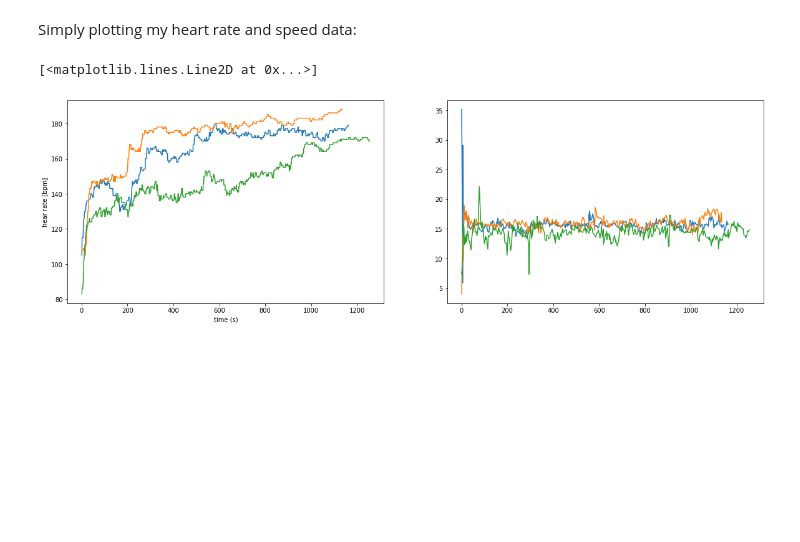
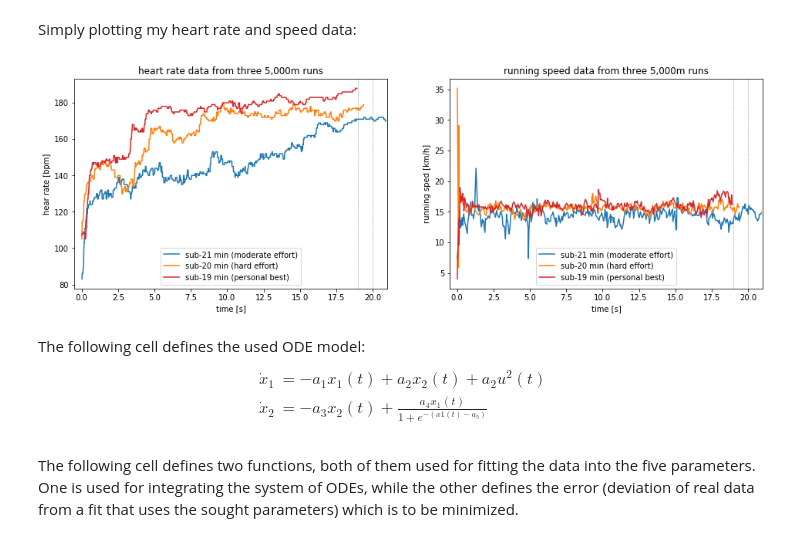
Before and after one commit to sebastiankalos/math_modeling, a Jupyter notebook: HR_analysis.ipynb, the cells around one changed output. Cells and saved outputs as stored; diff of their text form; code cells hidden in the pictures; blank space fills up the shorter version.

Commit message:
generated plots

```diff
--- a/HR_analysis.ipynb
+++ b/HR_analysis.ipynb
@@ -12,9 +12,9 @@ df_sub_20_5k = pd.read_csv ('sub_20_5k.csv')
 df_sub_21_5k = pd.read_csv ('sub_21_5k.csv')
 
 
-secs_sub_19 = df_sub_19_5k['secs'].tolist()
-secs_sub_20 = df_sub_20_5k['secs'].tolist()
-secs_sub_21 = df_sub_21_5k['secs'].tolist()
+secs_sub_19 = np.array(df_sub_19_5k['secs'].tolist())
+secs_sub_20 = np.array(df_sub_20_5k['secs'].tolist())
+secs_sub_21 = np.array(df_sub_21_5k['secs'].tolist())
 
 hr_sub_19 = df_sub_19_5k['hr'].tolist()
 hr_sub_20 = df_sub_20_5k['hr'].tolist()
@@ -35,21 +35,42 @@ df_sub_19_5k.head()
 5 rows × 23 columns
 # %% [markdown]
 Simply plotting my heart rate and speed data:
-# %%
-fig, (plt1, plt2) = plt.subplots(1, 2, figsize=(20, 6))
-
-plt1.plot(secs_sub_20,hr_sub_20,label='heart rate')
-plt1.plot(secs_sub_19,hr_sub_19,label='heart rate')
-plt1.plot(secs_sub_21,hr_sub_21,label='heart rate')
-plt1.set_xlabel('time (s)')
-plt1.set_ylabel('hear rate [bpm]')
-
-plt2.plot(secs_sub_20,speed_kph_sub_20)
-plt2.plot(secs_sub_19,speed_kph_sub_19)
-plt2.plot(secs_sub_21,speed_kph_sub_21)
-# %% [output]
-[<matplotlib.lines.Line2D at 0x...>]
-[figure, removed]
+# %%
+fig, (plt1, plt2) = plt.subplots(1, 2, figsize=(16, 5))
+
+plt1.plot(secs_sub_21/60,hr_sub_21,color="tab:blue",label='sub-21 min (moderate effort)')
+plt1.plot(secs_sub_20/60,hr_sub_20,color="tab:orange",label='sub-20 min (hard effort)')
+plt1.plot(secs_sub_19/60,hr_sub_19,color="tab:red",label='sub-19 min (personal best)')
+plt1.set_xlabel('time [s]')
+plt1.set_ylabel('hear rate [bpm]')
+plt1.set_title("heart rate data from three 5,000m runs")
+plt1.axvline(x=20,color="grey",linestyle='--',linewidth=0.5)
+plt1.axvline(x=19,color="grey",linestyle='--',linewidth=0.5)
+plt1.set_xlim([-0.5,21])
+plt1.legend()
+
+plt2.plot(secs_sub_21/60,speed_kph_sub_21,color="tab:blue",label='sub-21 min (moderate effort)')
+plt2.plot(secs_sub_20/60,speed_kph_sub_20,color="tab:orange",label='sub-20 min (hard effort)')
+plt2.plot(secs_sub_19/60,speed_kph_sub_19,color="tab:red",label='sub-19 min (personal best)')
+plt2.set_xlabel("time [s]")
+plt2.set_ylabel("running sped [km/h]")
+plt2.set_title("running speed data from three 5,000m runs")
+plt2.axvline(x=20,color="grey",linestyle='--',linewidth=0.5)
+plt2.axvline(x=19,color="grey",linestyle='--',linewidth=0.5)
+plt2.set_xlim([-0.5,21])
+plt2.legend()
+
+plt.savefig('heart-rate_speed_data.png', dpi=300)
+# %% [output]
+[figure, added]
+# %% [markdown]
+The following cell defines the used ODE model:
+$$
+\begin{split}
+    \dot{x}_1 &= -a_1 x_1(t) + a_2 x_2(t) + a_2 u^2(t) \\
+    \dot{x}_2 &= -a_3 x_2(t)+\frac{a_4 x_1(t)}{1+e^{-(x1(t)-a_5)}}
+\end{split}
+$$
 # %%
 def ode_model(X,t,a1,a2,a3,a4,a5):
     norm_speed = 1
@@ -58,6 +79,8 @@ def ode_model(X,t,a1,a2,a3,a4,a5):
     phi = a4*x1/(1+np.exp(-(x1-a5)))
     x2_dot = -a3*x2 + phi
     return [x1_dot,x2_dot]
+# %% [markdown]
+The following cell defines two functions, both of them used for fitting the data into the five parameters. One is used for integrating the system of ODEs, while the other defines the error (deviation of real data from a fit that uses the sought parameters) which is to be minimized.
 # %%
 def ode_solver(t, initial_conditions, params):
     x1_init, x2_init = initial_conditions
```
Also changed, not shown: parts of 6 cells of this notebook, 2 other files.
